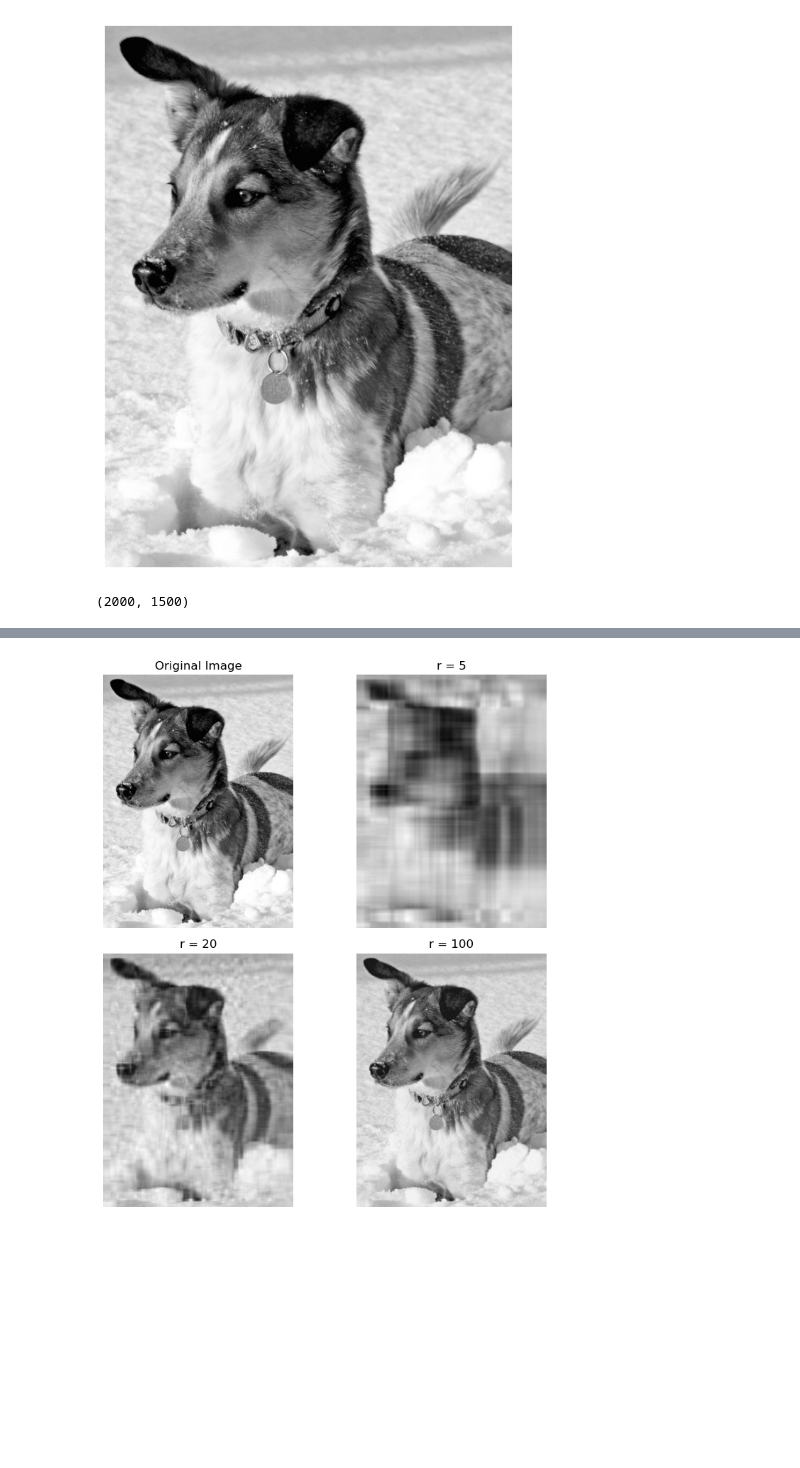
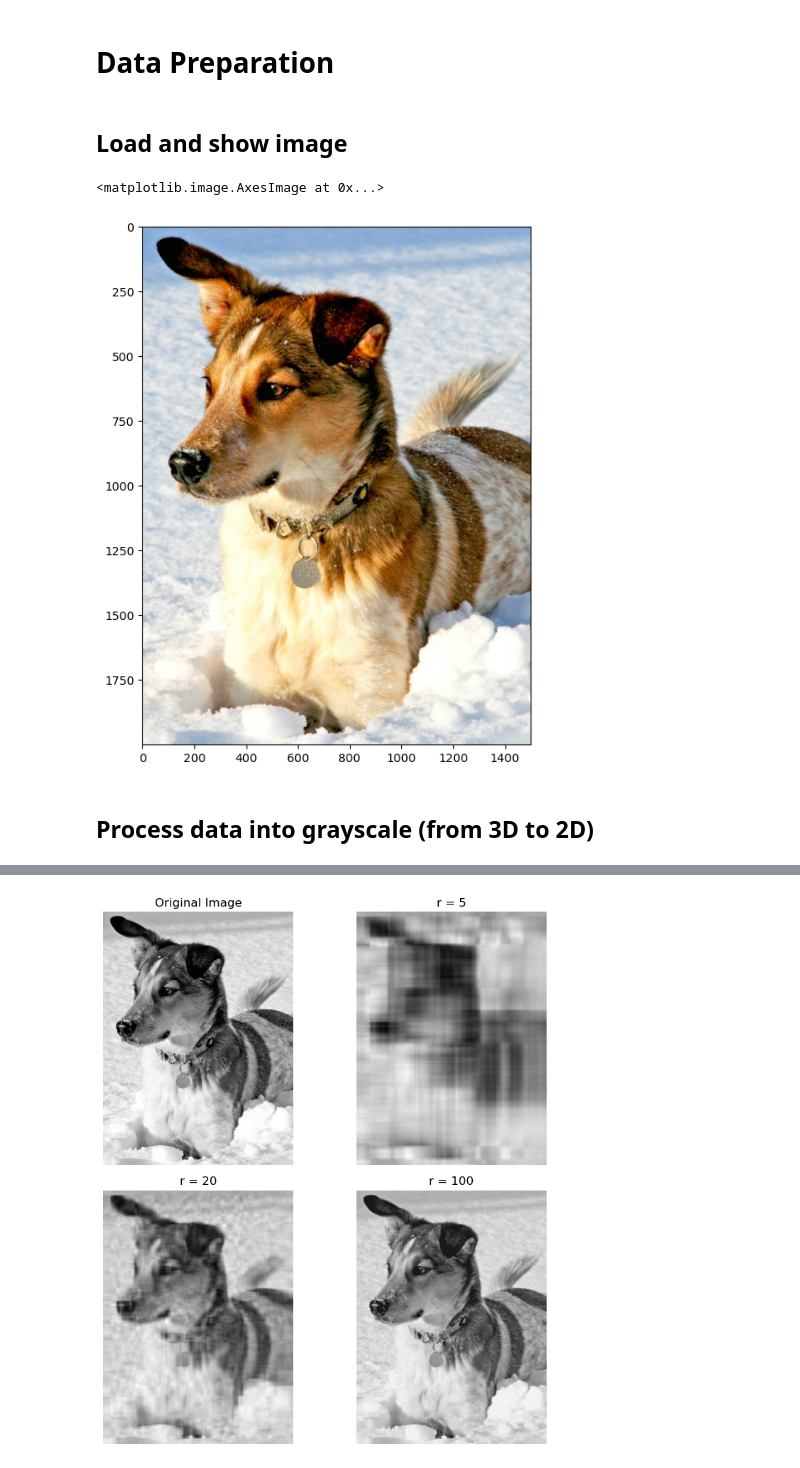
Before and after one commit to emmanuelayanful/MPhil-Projects, a Jupyter notebook: Computational mathematics project/singular_value_decomposition_final.ipynb, the cells around one changed output, grey strips where cells are left out. Cells and saved outputs as stored; diff of their text form; code cells hidden in the pictures; blank space fills up the shorter version.

```diff
--- a/Computational mathematics project/singular_value_decomposition_final.ipynb
+++ b/Computational mathematics project/singular_value_decomposition_final.ipynb
@@ -5,17 +7,3 @@ import numpy as np
 import os
 import warnings
 plt.rcParams['figure.figsize'] = [16, 8]
-
-
-A = imread(os.path.join('DATA','dog.jpg'),)
-X = np.mean(A, 2); # Convert RGB to grayscale
-img = plt.imshow(X)
-img.set_cmap('gray')
-plt.axis('off')
-plt.show()
-# %% [output]
-[figure, removed]
-# %%
-X.shape
-# %% [output]
-(2000, 1500)
@@ -118,0 +10,12 @@ class SVD:
+# %% [markdown]
+# Data Preparation
+# %% [markdown]
+## Load and show image
+# %%
+A = imread(os.path.join('DATA','dog.jpg'),)
+plt.imshow(A)
+# %% [output]
+<matplotlib.image.AxesImage at 0x...>
+[figure, added]
+# %% [markdown]
+## Process data into grayscale (from 3D to 2D)
```
Also changed, not shown: parts of 11 cells of this notebook, 1 other file.
